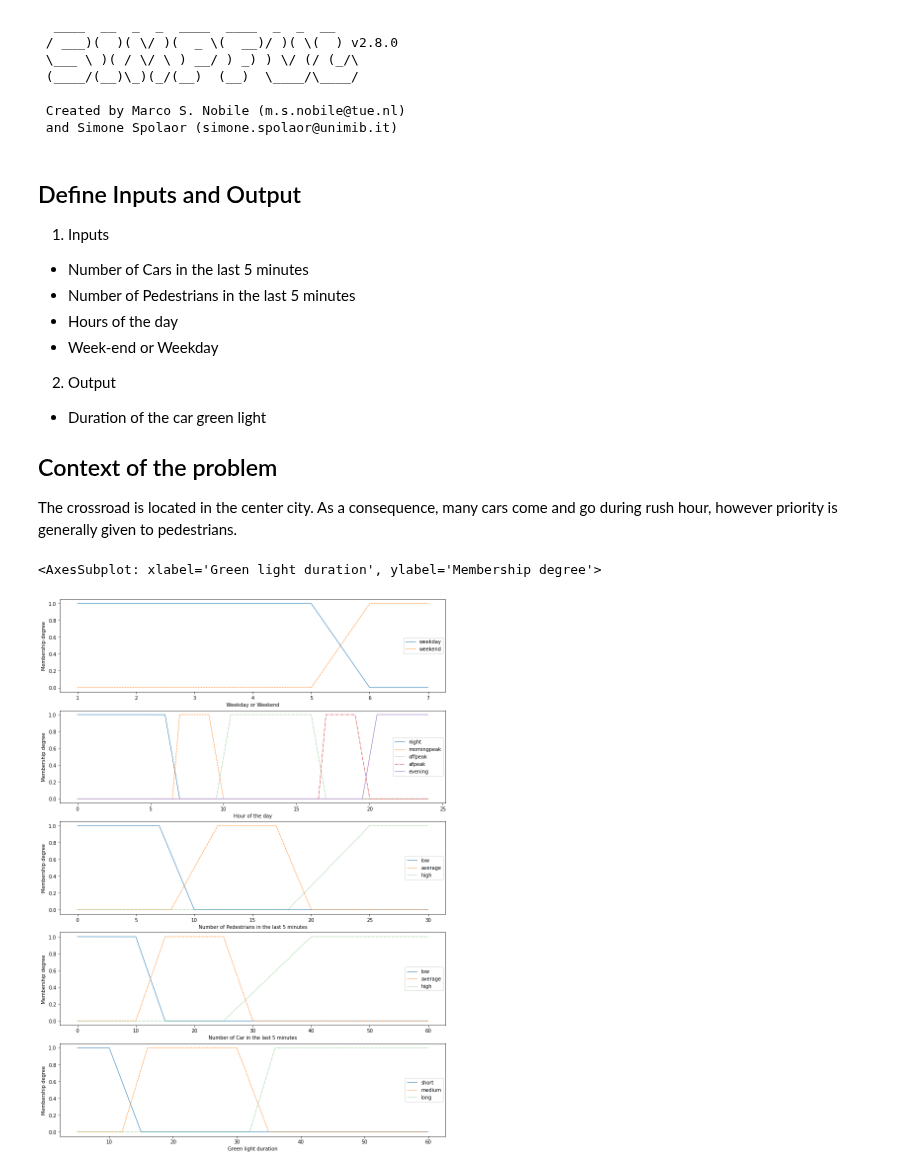
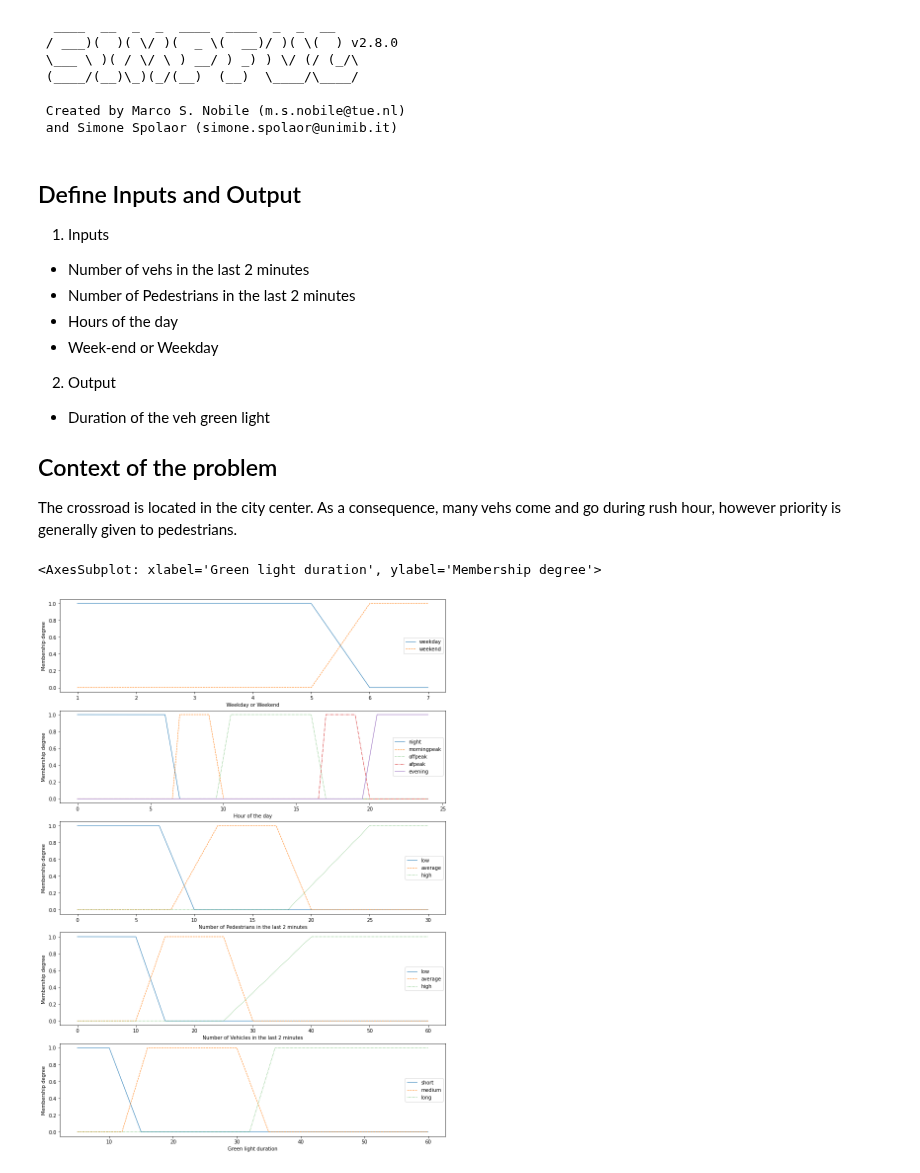
Before and after one commit to dududroux/fuzzylogic, a Jupyter notebook: Vendroux-Liard_AssignementFuzzy.ipynb, the cells around one changed output. Drawn from its saved outputs; the diff is of its cells as text; code cells hidden in the pictures.

```diff
--- a/Vendroux-Liard_AssignementFuzzy.ipynb
+++ b/Vendroux-Liard_AssignementFuzzy.ipynb
@@ -17,28 +17,28 @@ FS = FuzzySystem()
 # %% [markdown]
 ## Define Inputs and Output
 1. Inputs
-- Number of Cars in the last 5 minutes
-- Number of Pedestrians in the last 5 minutes
+- Number of vehs in the last 2 minutes
+- Number of Pedestrians in the last 2 minutes
 - Hours of the day
 - Week-end or Weekday
 2. Output
-- Duration of the car green light
+- Duration of the veh green light
 
 ## Context of the problem
 
-The crossroad is located in the center city. As a consequence, many cars come and go during rush hour, however priority is generally given to pedestrians.
+The crossroad is located in the city center. As a consequence, many vehs come and go during rush hour, however priority is generally given to pedestrians.
 # %%
 # Define fuzzy sets and linguistic variables
 
 np_low = FuzzySet(function=Trapezoidal_MF(0, 0, 7, 10), term = "low")
 np_average = FuzzySet(function=Trapezoidal_MF(8, 12, 17, 20), term = "average")
 np_high = FuzzySet(function=Trapezoidal_MF(18, 25, 30, 30), term = "high")
-FS.add_linguistic_variable("nb_pd",LinguisticVariable([np_low, np_average, np_high], concept ="Number of Pedestrians in the last 5 minutes", universe_of_discourse=[0,30]))
+FS.add_linguistic_variable("nb_pd",LinguisticVariable([np_low, np_average, np_high], concept ="Number of Pedestrians in the last 2 minutes", universe_of_discourse=[0,30]))
 
 nc_low = FuzzySet(function=Trapezoidal_MF(0, 0, 10, 15), term = "low")
 nc_average = FuzzySet(function=Trapezoidal_MF(10, 15, 25, 30), term = "average")
 nc_high = FuzzySet(function=Trapezoidal_MF(25, 40, 60, 60), term = "high")
-FS.add_linguistic_variable("nb_car",LinguisticVariable([nc_low, nc_average, nc_high], concept = "Number of Car in the last 5 minutes", universe_of_discourse=[0,60]))
+FS.add_linguistic_variable("nb_veh",LinguisticVariable([nc_low, nc_average, nc_high], concept = "Number of Vehicles in the last 2 minutes", universe_of_discourse=[0,60]))
 
 h_night = FuzzySet(function=Trapezoidal_MF(0,0,6,7), term = "night")
 h_morningpeak = FuzzySet(function=Trapezoidal_MF(6.5, 7, 9, 10), term = "morningpeak")
@@ -59,13 +59,13 @@ FS.add_linguistic_variable("gl_duration", LinguisticVariable([gl_short, gl_mediu
 # %%
 fig, (ax1,ax2,ax3,ax4,ax5) = plt.subplots(nrows=5, figsize=(14,20))
 
 FS.plot_variable("day",ax = ax1)
 FS.plot_variable("hour",ax = ax2)
 FS.plot_variable("nb_pd",ax = ax3)
-FS.plot_variable("nb_car",ax = ax4)
+FS.plot_variable("nb_veh",ax = ax4)
 FS.plot_variable("gl_duration",ax = ax5)
 # %% [output]
 <AxesSubplot: xlabel='Green light duration', ylabel='Membership degree'>
-[figure, old version]
+[figure, new version]
 # %%
 # General rules
```
Also changed, not shown: parts of 7 cells of this notebook.
